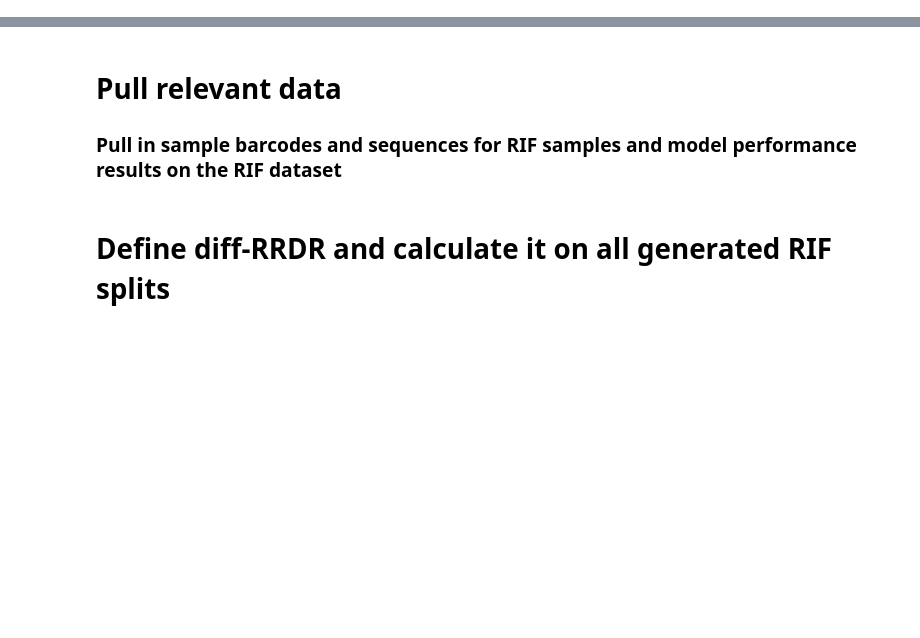
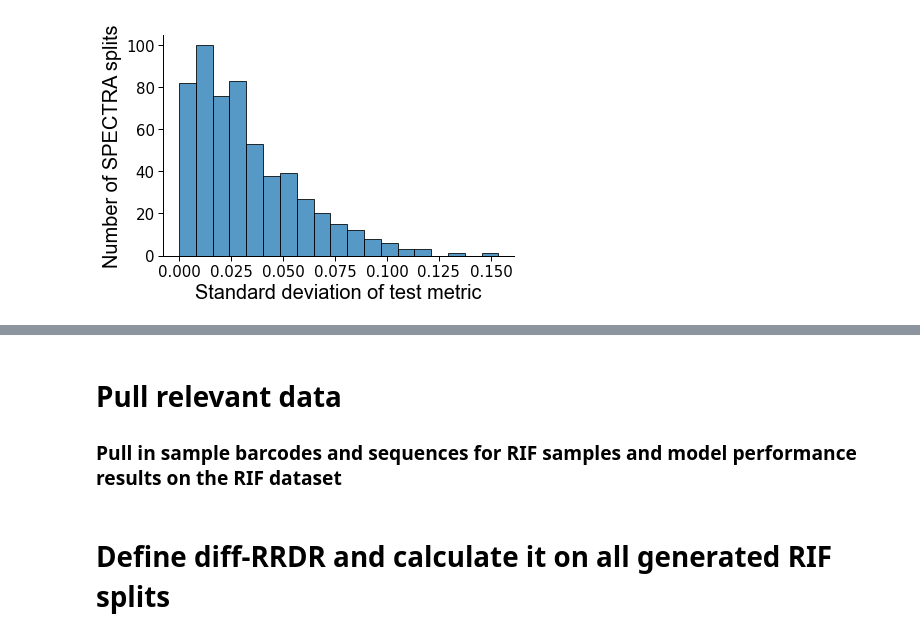
Before and after one commit to mims-harvard/SPECTRA, a Jupyter notebook: SPECTRA_Investigation/diff-RRDR analysis.ipynb, the cells around one changed output, grey strips where cells are left out. Saved outputs shown, nothing was run; the diff lists cells and outputs as text; code cells hidden in the pictures; blank space fills up the shorter version.

```diff
--- a/SPECTRA_Investigation/diff-RRDR analysis.ipynb
+++ b/SPECTRA_Investigation/diff-RRDR analysis.ipynb
@@ -8,0 +13,12 @@ import matplotlib.pyplot as plt
+# %%
+mean_std_results = pd.read_csv('mean_std_results')
+ax = sns.histplot(data=mean_std_results, x="std")
+ax.set_ylabel('Number of SPECTRA splits', fontsize=20, family='Arial')
+ax.tick_params(axis='both', which='major', labelsize=15)
+ax.set_xlabel('Standard deviation of test metric', fontsize=20, family='Arial')
+ax.spines[['right', 'top']].set_visible(False)
+plt.legend([],[], frameon=False)
+plt.tight_layout()
+sns.set_context("paper", font_scale=1.5)
+# %% [output]
+[figure, added]
```
Also changed, not shown: parts of 3 cells of this notebook, 1 other file.
